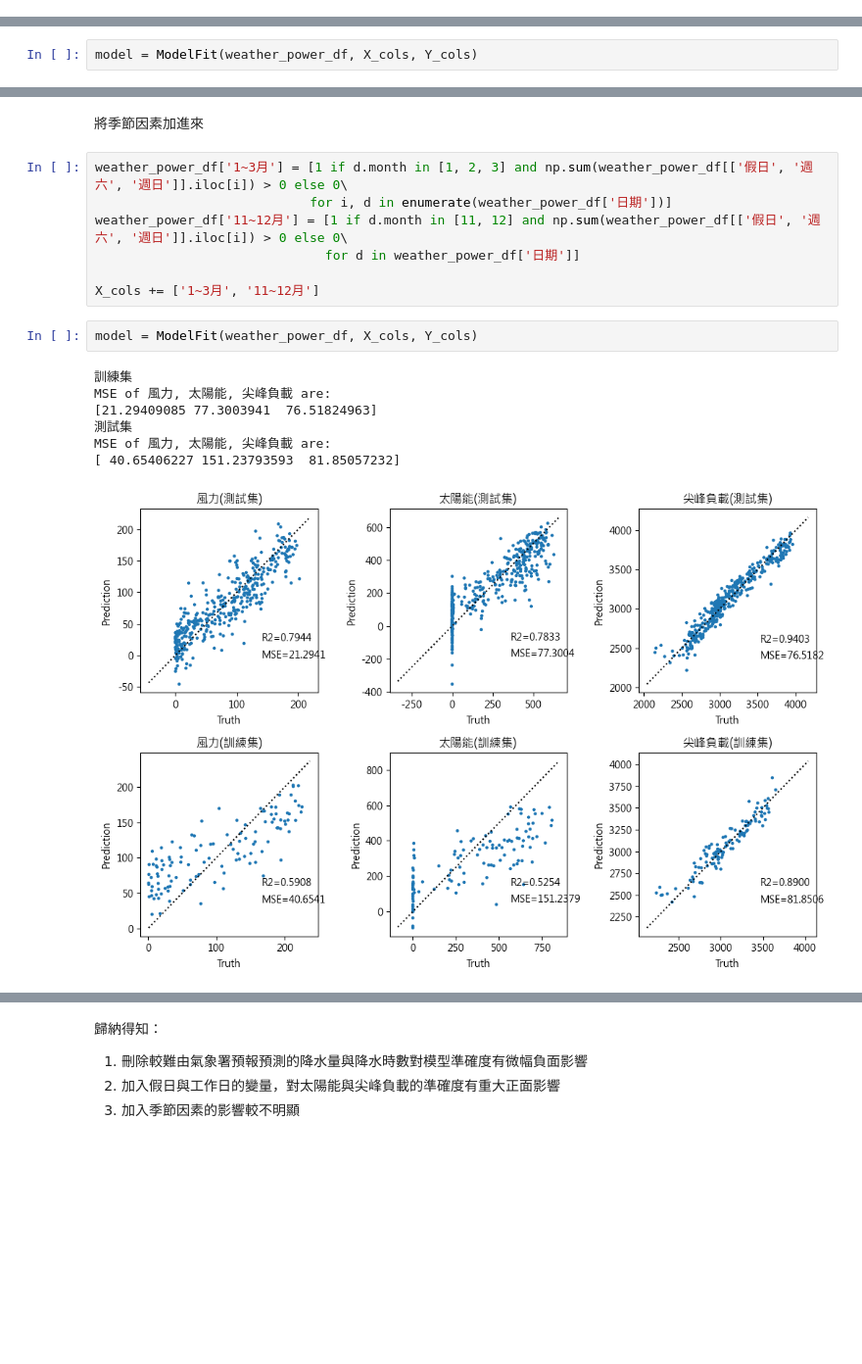
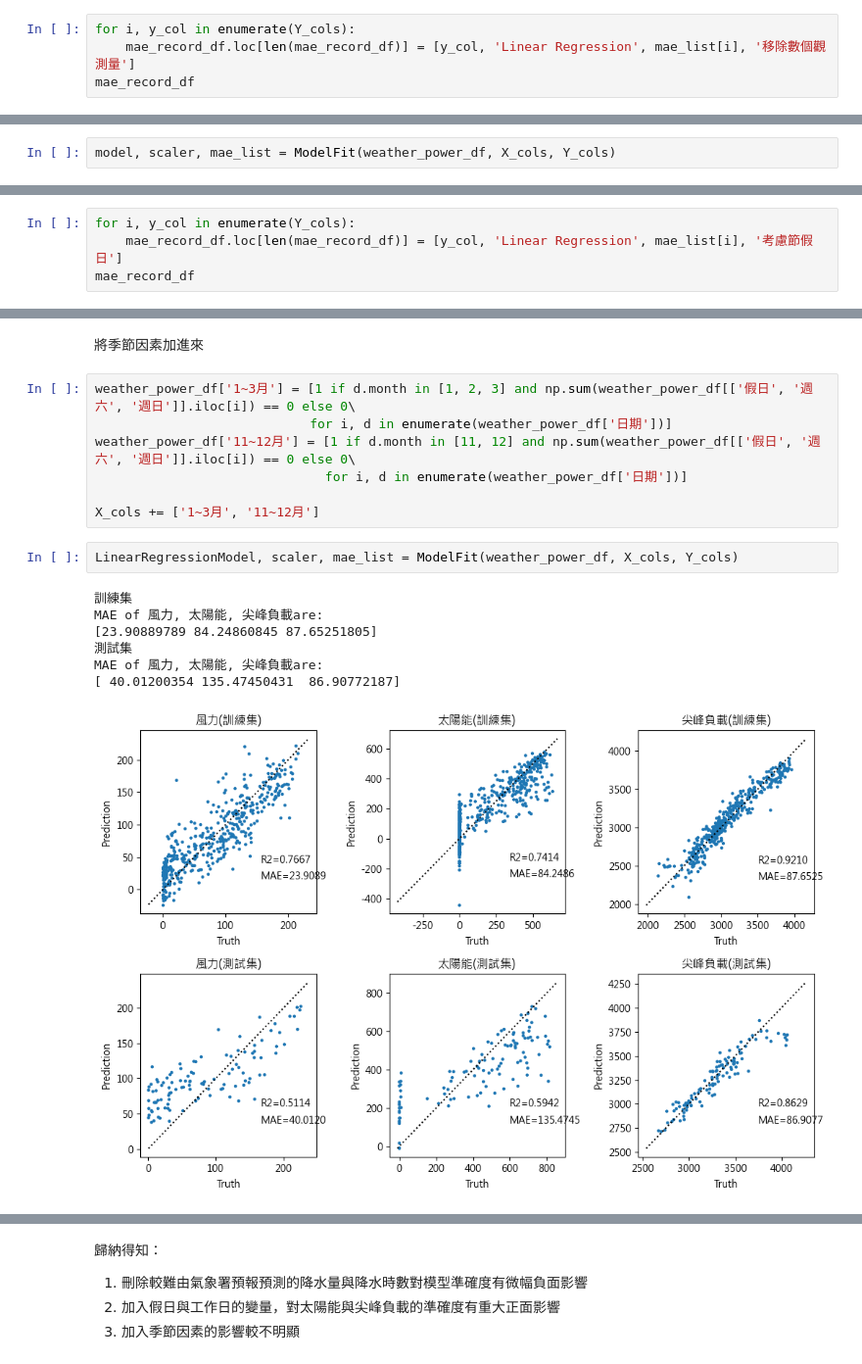
Before and after one commit to skyjadel/Taipower, a Jupyter notebook: Power_prediction.ipynb, the cells around one changed output, grey strips where cells are left out. Shown at 98% size. Cells and saved outputs as stored; diff of their text form; blank space fills up the shorter version.

```diff
--- a/Power_prediction.ipynb
+++ b/Power_prediction.ipynb
@@ -592,0 +579,4 @@ MSE of 風力, 太陽能, 尖峰負載 are:
+# %%
+for i, y_col in enumerate(Y_cols):
+    mae_record_df.loc[len(mae_record_df)] = [y_col, 'Linear Regression', mae_list[i], '移除數個觀測量']
+mae_record_df
@@ -602,5 +599,5 @@ weather_power_df['補班'] = [1 if d.weekday() in adjusted_work_days else 0 for
 X_cols += ['假日', '週六', '週日', '補班']
 # %%
-model = ModelFit(weather_power_df, X_cols, Y_cols)
+model, scaler, mae_list = ModelFit(weather_power_df, X_cols, Y_cols)
 # %% [output]
 訓練集
@@ -612,0 +610,4 @@ MSE of 風力, 太陽能, 尖峰負載 are:
+# %%
+for i, y_col in enumerate(Y_cols):
+    mae_record_df.loc[len(mae_record_df)] = [y_col, 'Linear Regression', mae_list[i], '考慮節假日']
+mae_record_df
@@ -613,19 +625,19 @@ MSE of 風力, 太陽能, 尖峰負載 are:
 # %% [markdown]
 將季節因素加進來
 # %%
-weather_power_df['1~3月'] = [1 if d.month in [1, 2, 3] and np.sum(weather_power_df[['假日', '週六', '週日']].iloc[i]) > 0 else 0\
+weather_power_df['1~3月'] = [1 if d.month in [1, 2, 3] and np.sum(weather_power_df[['假日', '週六', '週日']].iloc[i]) == 0 else 0\
                             for i, d in enumerate(weather_power_df['日期'])]
-weather_power_df['11~12月'] = [1 if d.month in [11, 12] and np.sum(weather_power_df[['假日', '週六', '週日']].iloc[i]) > 0 else 0\
-                              for d in weather_power_df['日期']]
+weather_power_df['11~12月'] = [1 if d.month in [11, 12] and np.sum(weather_power_df[['假日', '週六', '週日']].iloc[i]) == 0 else 0\
+                              for i, d in enumerate(weather_power_df['日期'])]
 
 X_cols += ['1~3月', '11~12月']
 # %%
-model = ModelFit(weather_power_df, X_cols, Y_cols)
+LinearRegressionModel, scaler, mae_list = ModelFit(weather_power_df, X_cols, Y_cols)
 # %% [output]
 訓練集
-MSE of 風力, 太陽能, 尖峰負載 are:
-[21.29409085 77.3003941  76.51824963]
+MAE of 風力, 太陽能, 尖峰負載are:
+[23.90889789 84.24860845 87.65251805]
 測試集
-MSE of 風力, 太陽能, 尖峰負載 are:
-[ 40.65406227 151.23793593  81.85057232]
+MAE of 風力, 太陽能, 尖峰負載are:
+[ 40.01200354 135.47450431  86.90772187]
-[figure, old version]
+[figure, new version]
```
Also changed, not shown: parts of 84 cells of this notebook.
